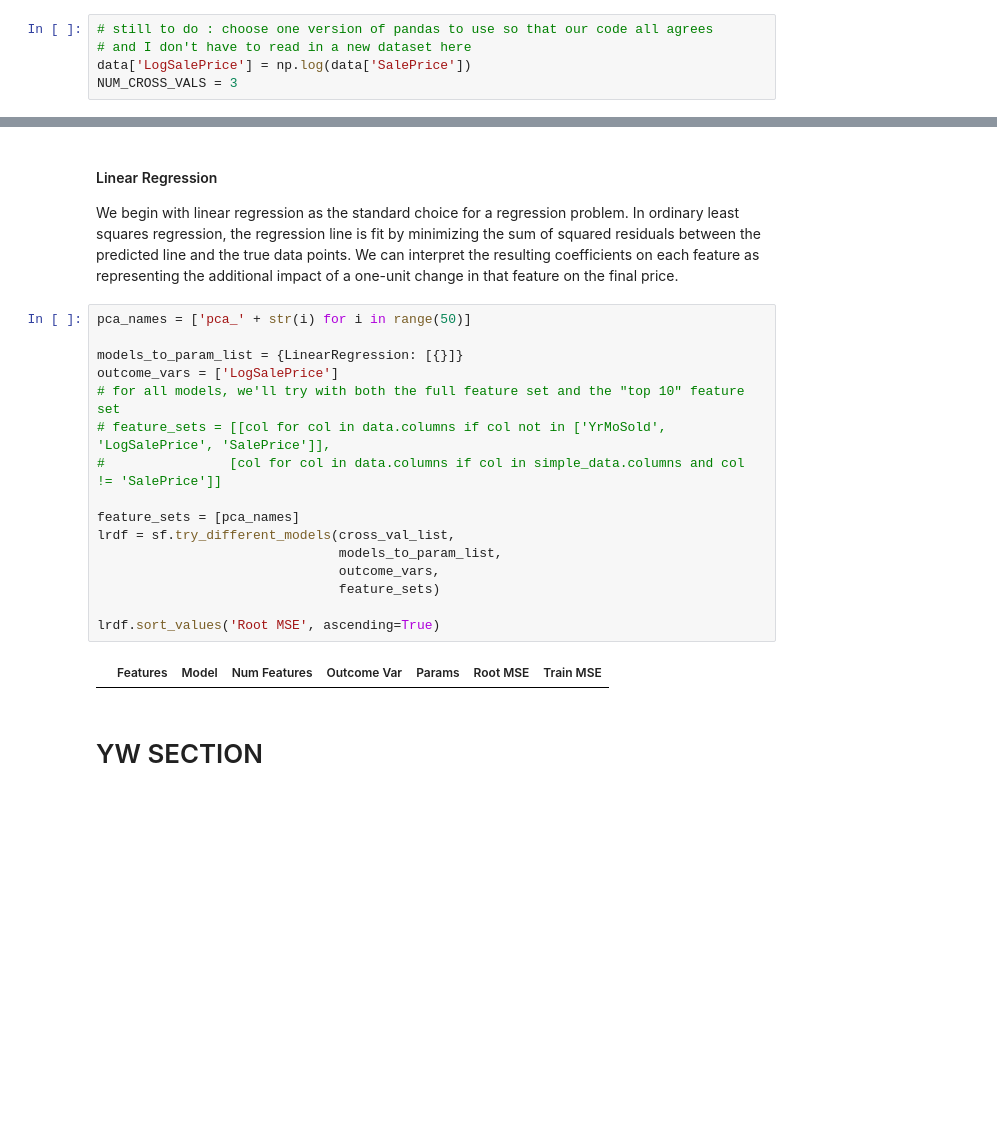
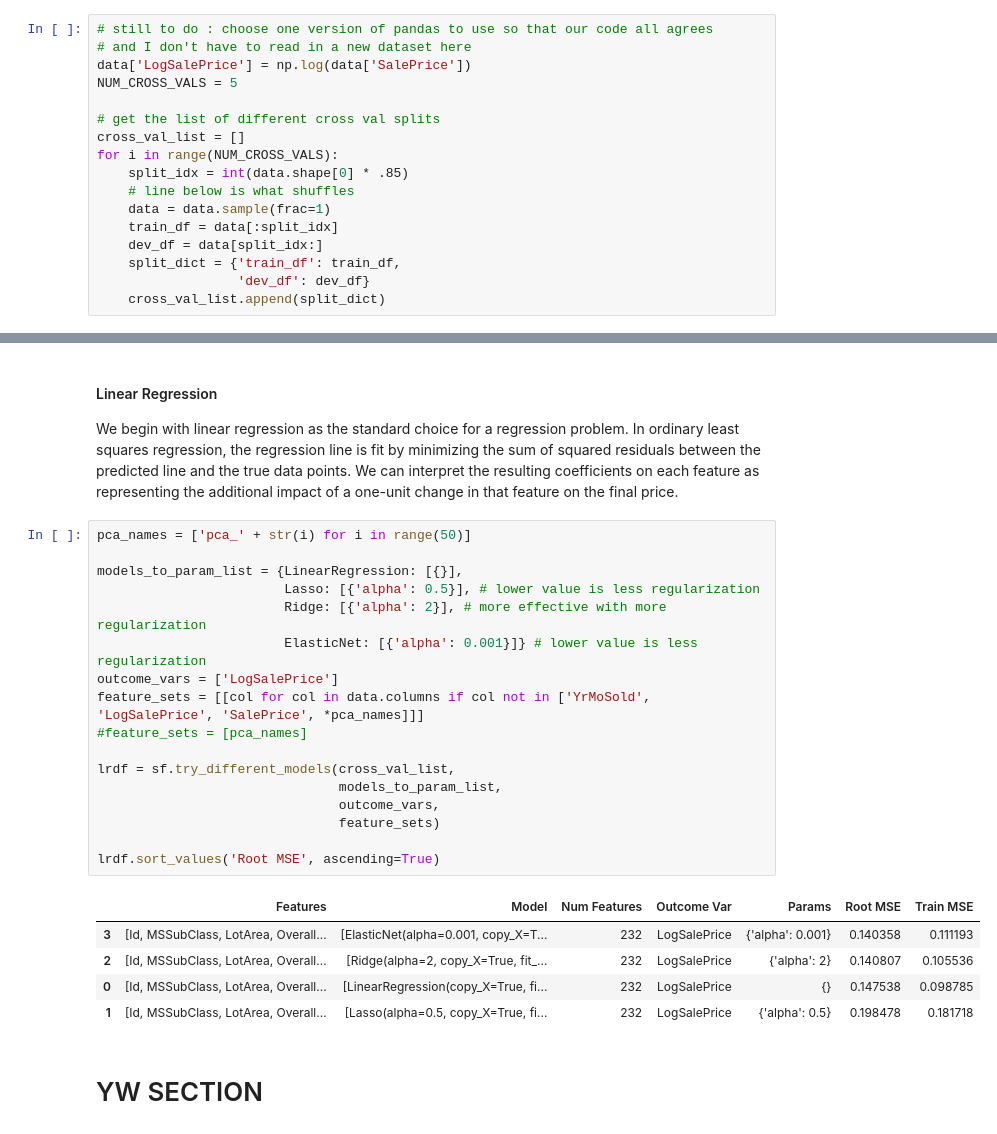
Before and after one commit to emrapport/w207_final_proj, a Jupyter notebook: Working Final Notebook_ML.ipynb, the cells around one changed output, grey strips where cells are left out. Cells and saved outputs as stored; diff of their text form; blank space fills up the shorter version.

```diff
--- a/Working Final Notebook_ML.ipynb
+++ b/Working Final Notebook_ML.ipynb
@@ -53,4 +59,16 @@ Note that we do not split out the dev data using the most recent years, which wo
 # still to do : choose one version of pandas to use so that our code all agrees
 # and I don't have to read in a new dataset here
 data['LogSalePrice'] = np.log(data['SalePrice'])
-NUM_CROSS_VALS = 3
+NUM_CROSS_VALS = 5
+
+# get the list of different cross val splits
+cross_val_list = []
+for i in range(NUM_CROSS_VALS):
+    split_idx = int(data.shape[0] * .85)
+    # line below is what shuffles
+    data = data.sample(frac=1)
+    train_df = data[:split_idx]
+    dev_df = data[split_idx:]
+    split_dict = {'train_df': train_df,
+                  'dev_df': dev_df}
+    cross_val_list.append(split_dict)
@@ -105,20 +115,25 @@ We begin with linear regression as the standard choice for a regression problem.
 # %%
 pca_names = ['pca_' + str(i) for i in range(50)]
 
-models_to_param_list = {LinearRegression: [{}]}
+models_to_param_list = {LinearRegression: [{}],
+                        Lasso: [{'alpha': 0.5}], # lower value is less regularization
+                        Ridge: [{'alpha': 2}], # more effective with more regularization
+                        ElasticNet: [{'alpha': 0.001}]} # lower value is less regularization
 outcome_vars = ['LogSalePrice']
-# for all models, we'll try with both the full feature set and the "top 10" feature set
-# feature_sets = [[col for col in data.columns if col not in ['YrMoSold', 'LogSalePrice', 'SalePrice']],
-#                [col for col in data.columns if col in simple_data.columns and col != 'SalePrice']]
+feature_sets = [[col for col in data.columns if col not in ['YrMoSold', 'LogSalePrice', 'SalePrice', *pca_names]]]
+#feature_sets = [pca_names]
 
-feature_sets = [pca_names]
 lrdf = sf.try_different_models(cross_val_list,
                                models_to_param_list,
                                outcome_vars,
                                feature_sets)
 
 lrdf.sort_values('Root MSE', ascending=True)
 # %% [output]
 |  | Features | Model | Num Features | Outcome Var | Params | Root MSE | Train MSE |
+| 3 | [Id, MSSubClass, LotArea, Overall... | [ElasticNet(alpha=0.001, copy_X=T... | 232 | LogSalePrice | {'alpha': 0.001} | 0.140358 | 0.111193 |
+| 2 | [Id, MSSubClass, LotArea, Overall... | [Ridge(alpha=2, copy_X=True, fit_... | 232 | LogSalePrice | {'alpha': 2} | 0.140807 | 0.105536 |
+| 0 | [Id, MSSubClass, LotArea, Overall... | [LinearRegression(copy_X=True, fi... | 232 | LogSalePrice | {} | 0.147538 | 0.098785 |
+| 1 | [Id, MSSubClass, LotArea, Overall... | [Lasso(alpha=0.5, copy_X=True, fi... | 232 | LogSalePrice | {'alpha': 0.5} | 0.198478 | 0.181718 |
 # %% [markdown]
 # YW SECTION
```
Also changed, not shown: parts of 13 cells of this notebook.
